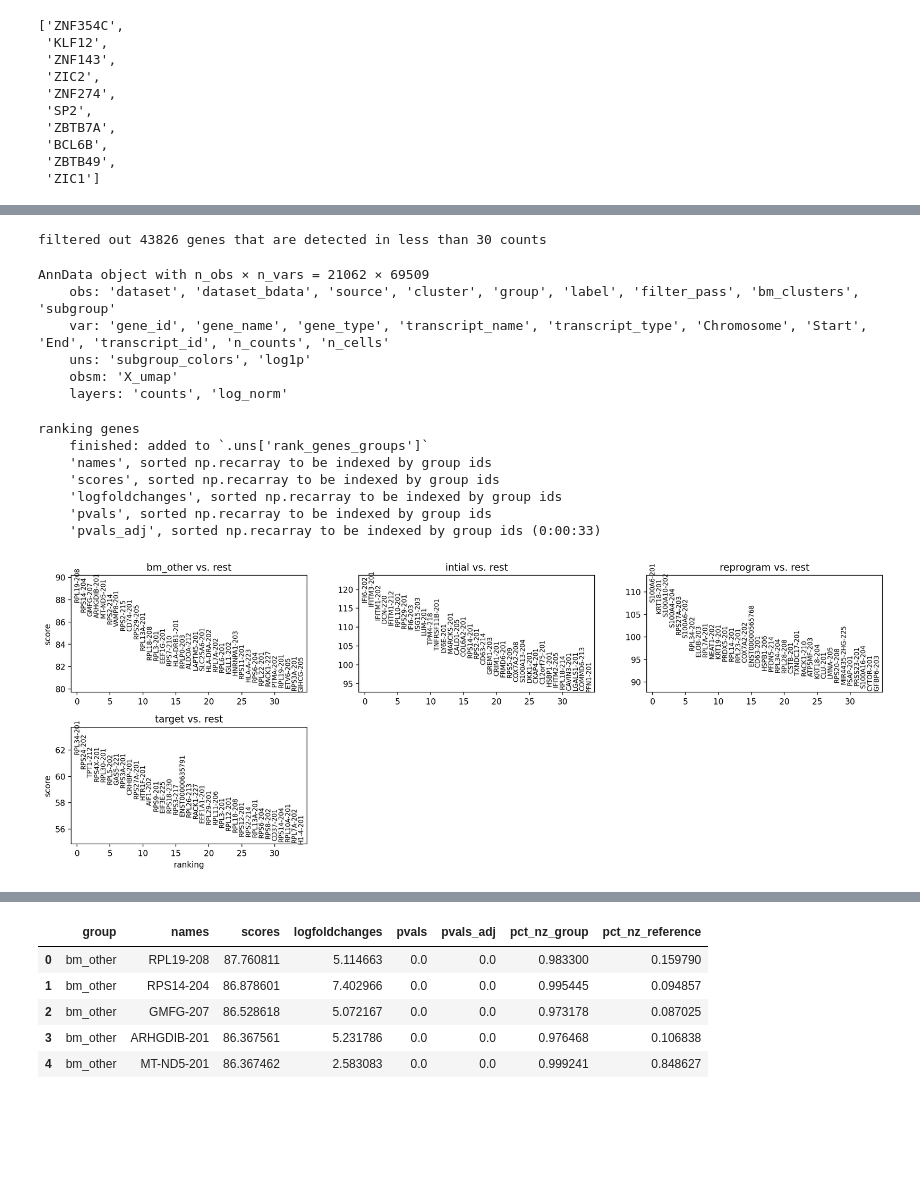
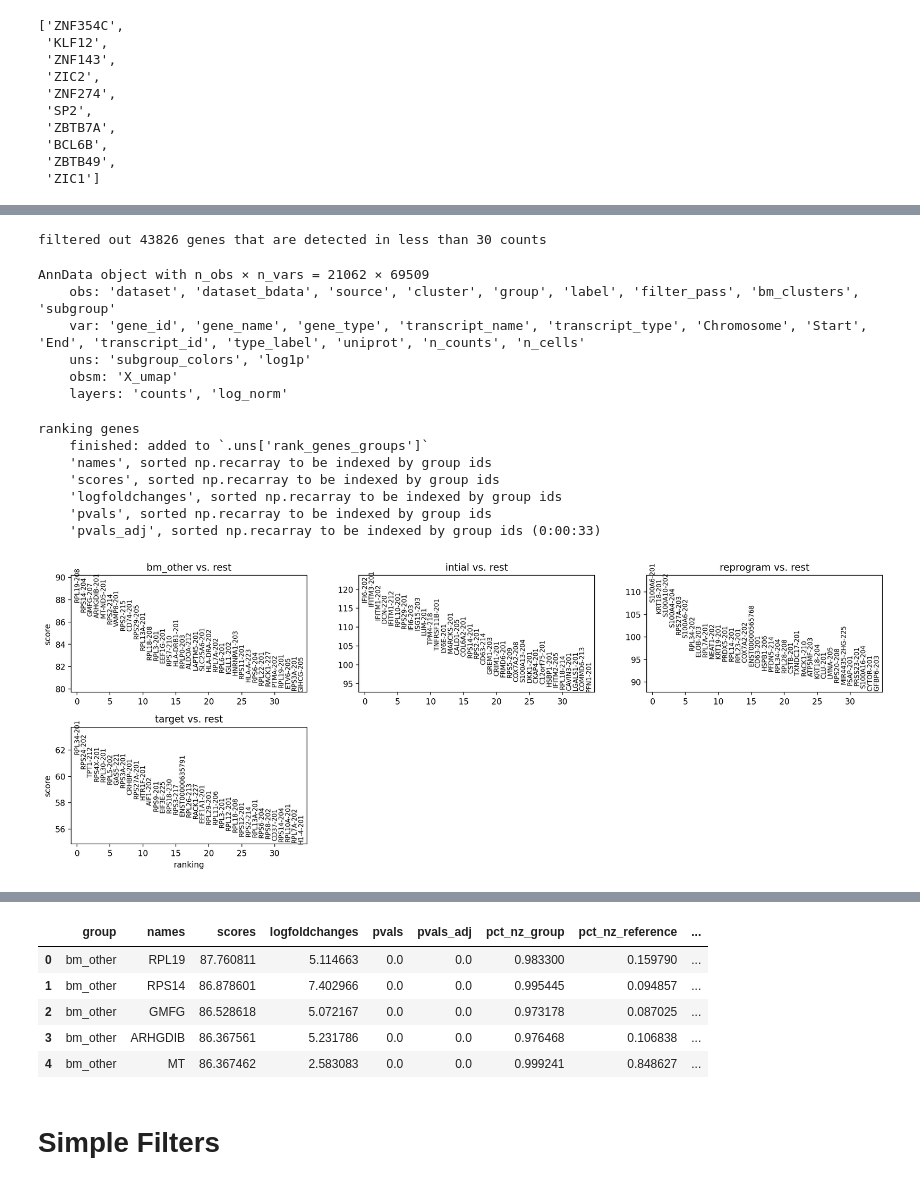
Before and after one commit to CooperStansbury/hematokytos, a Jupyter notebook: notebooks/isoforms/differential_isoforms.ipynb, the cells around one changed output, grey strips where cells are left out. Drawn from its saved outputs; the diff is of its cells as text; code cells hidden in the pictures; blank space fills up the shorter version.

Commit message:
add tead isoform notebook

```diff
--- a/notebooks/isoforms/differential_isoforms.ipynb
+++ b/notebooks/isoforms/differential_isoforms.ipynb
@@ -49,0 +116,30 @@ sc.settings.verbosity = 3
+# %%
+%%time
+fpath = "/nfs/turbo/umms-indikar/shared/projects/HSC/pipeline_outputs/integrated_anndata/isoforms.h5ad"
+adata = sc.read_h5ad(fpath)
+
+# map the t type to a nicer label
+biotype_map = {
+    'protein_coding':                   'PC',
+    'retained_intron':                  'RI',
+    'nonsense_mediated_decay':          'NMD',
+    'protein_coding_CDS_not_defined':   'PC_no_CDS',
+    'lncRNA':                           'lncRNA',
+    'non_stop_decay':                   'NSD',
+    'protein_coding_LoF':               'PC_LoF',
+    'IG_C_gene':                        'IG_C',
+    'IG_V_gene':                        'IG_V',
+    'TR_J_gene':                        'TR_J',
+    'TR_V_gene':                        'TR_V',
+    'TR_C_gene':                        'TR_C',
+    'IG_J_gene':                        'IG_J',
+    'TR_V_pseudogene':                  'TR_V_pseudo',
+    'IG_V_pseudogene':                  'IG_V_pseudo',
+    'IG_C_pseudogene':                  'IG_C_pseudo',
+    'TEC':                              'TEC',
+}
+
+adata.var['type_label'] = adata.var['transcript_type'].map(biotype_map)
+print(adata.var['type_label'].value_counts().to_string())
+
+adata
@@ -72,11 +194,10 @@ fpath = "../../resources/isoform_map.csv.gz"
 
 idf = pd.read_csv(fpath)
 print(f"{idf.shape=}")
-
 idf['uniprot'] = np.where(idf['UniProtKB/TrEMBL ID'].isna(), idf['UniProtKB/Swiss-Prot ID'], idf['UniProtKB/TrEMBL ID'])
-
 transcript_2_uniprot = dict(zip(idf['Transcript name'].values, idf['uniprot'].values))
 
-idf.head()
+adata.var['uniprot'] = adata.var.index.map(transcript_2_uniprot)
+adata.var['uniprot'].nunique()
 # %% [output]
 idf.shape=(110149, 11)
@@ -129,7 +252,7 @@ adata
 filtered out 43826 genes that are detected in less than 30 counts
 AnnData object with n_obs × n_vars = 21062 × 69509
     obs: 'dataset', 'dataset_bdata', 'source', 'cluster', 'group', 'label', 'filter_pass', 'bm_clusters', 'subgroup'
-    var: 'gene_id', 'gene_name', 'gene_type', 'transcript_name', 'transcript_type', 'Chromosome', 'Start', 'End', 'transcript_id', 'n_counts', 'n_cells'
+    var: 'gene_id', 'gene_name', 'gene_type', 'transcript_name', 'transcript_type', 'Chromosome', 'Start', 'End', 'transcript_id', 'type_label', 'uniprot', 'n_counts', 'n_cells'
     uns: 'subgroup_colors', 'log1p'
     obsm: 'X_umap'
     layers: 'counts', 'log_norm'
@@ -144,7 +267,7 @@ sc.tl.rank_genes_groups(
     pts=True,
 )
 
-deg = sc.get.rank_genes_groups_df(
+transcript_deg = sc.get.rank_genes_groups_df(
     adata,
     group=None,
     pval_cutoff=0.05,
@@ -161,7 +284,10 @@ sc.pl.rank_genes_groups(
     ncols=3,
 )
 
-deg.head()
+transcript_deg['transcript_name'] = transcript_deg['names']
+transcript_deg['names'] = transcript_deg['names'].str.split('-').str[0]
+
+transcript_deg.head()
 # %% [output]
 ranking genes
     finished: added to `.uns['rank_genes_groups']`
@@ -176,8 +302,10 @@ Wall time: 35.1 s
-|  | group | names | scores | logfoldchanges | pvals | pvals_adj | pct_nz_group | pct_nz_reference |
-| 0 | bm_other | RPL19-208 | 87.760811 | 5.114663 | 0.0 | 0.0 | 0.983300 | 0.159790 |
-| 1 | bm_other | RPS14-204 | 86.878601 | 7.402966 | 0.0 | 0.0 | 0.995445 | 0.094857 |
-| 2 | bm_other | GMFG-207 | 86.528618 | 5.072167 | 0.0 | 0.0 | 0.973178 | 0.087025 |
-| 3 | bm_other | ARHGDIB-201 | 86.367561 | 5.231786 | 0.0 | 0.0 | 0.976468 | 0.106838 |
-| 4 | bm_other | MT-ND5-201 | 86.367462 | 2.583083 | 0.0 | 0.0 | 0.999241 | 0.848627 |
+|  | group | names | scores | logfoldchanges | pvals | pvals_adj | pct_nz_group | pct_nz_reference | ... |
+| 0 | bm_other | RPL19 | 87.760811 | 5.114663 | 0.0 | 0.0 | 0.983300 | 0.159790 | ... |
+| 1 | bm_other | RPS14 | 86.878601 | 7.402966 | 0.0 | 0.0 | 0.995445 | 0.094857 | ... |
+| 2 | bm_other | GMFG | 86.528618 | 5.072167 | 0.0 | 0.0 | 0.973178 | 0.087025 | ... |
+| 3 | bm_other | ARHGDIB | 86.367561 | 5.231786 | 0.0 | 0.0 | 0.976468 | 0.106838 | ... |
+| 4 | bm_other | MT | 86.367462 | 2.583083 | 0.0 | 0.0 | 0.999241 | 0.848627 | ... |
+# %% [markdown]
+# Simple Filters
 # %%
 # parameters
```
Also changed, not shown: parts of 43 cells of this notebook, 5 other files.
